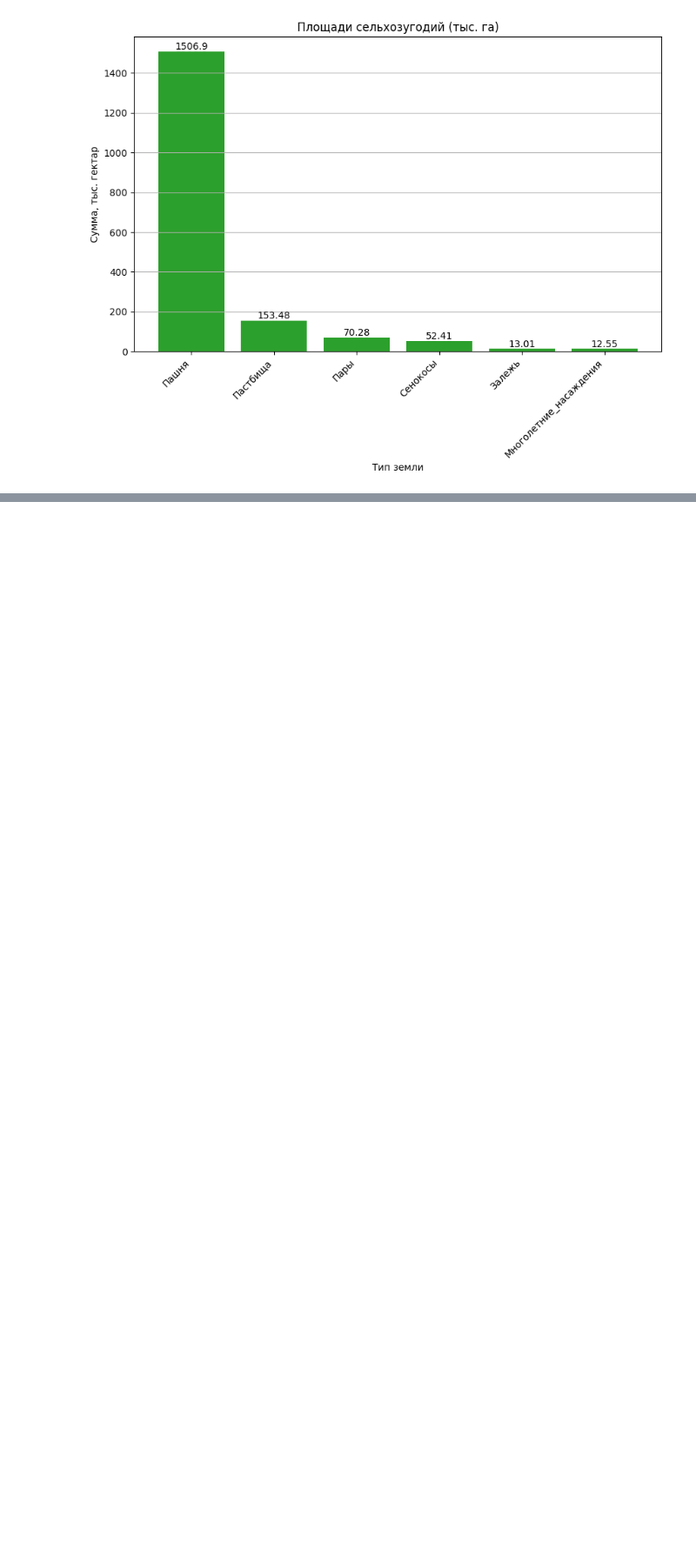
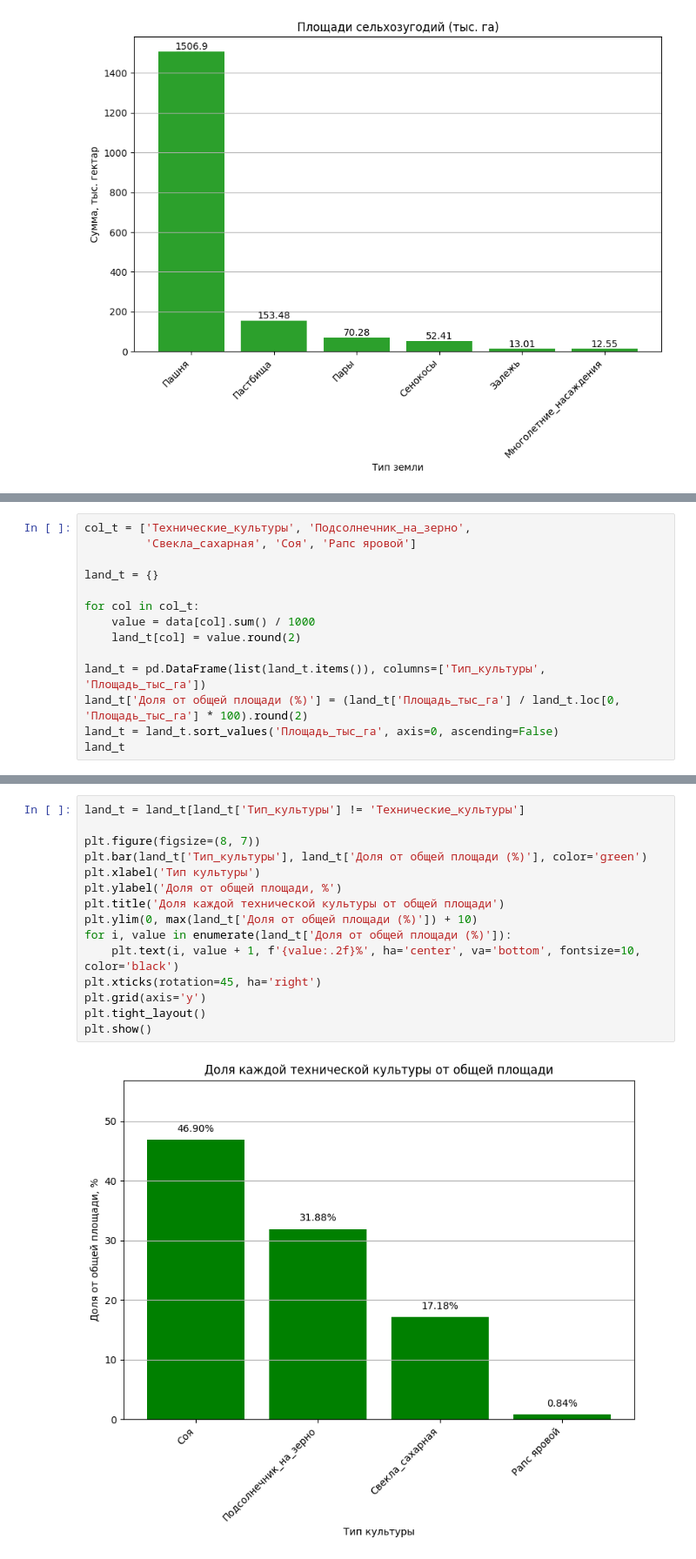
Before and after one commit to SergeyHSE/RegionAnalysis.github.io, a Jupyter notebook: RegionAnalysis.ipynb, the cells around one changed output, grey strips where cells are left out. Shown at 87% size. Drawn from its saved outputs; the diff is of its cells as text; blank space fills up the shorter version.

```diff
--- a/RegionAnalysis.ipynb
+++ b/RegionAnalysis.ipynb
@@ -337,0 +393,14 @@ plt.show()
+# %%
+col_t = ['Технические_культуры', 'Подсолнечник_на_зерно',
+         'Свекла_сахарная', 'Соя', 'Рапс яровой']
+
+land_t = {}
+
+for col in col_t:
+    value = data[col].sum() / 1000
+    land_t[col] = value.round(2)
+
+land_t = pd.DataFrame(list(land_t.items()), columns=['Тип_культуры', 'Площадь_тыс_га'])
+land_t['Доля от общей площади (%)'] = (land_t['Площадь_тыс_га'] / land_t.loc[0, 'Площадь_тыс_га'] * 100).round(2)
+land_t = land_t.sort_values('Площадь_тыс_га', axis=0, ascending=False)
+land_t
@@ -337,0 +414,17 @@ plt.show()
+# %%
+land_t = land_t[land_t['Тип_культуры'] != 'Технические_культуры']
+
+plt.figure(figsize=(8, 7))
+plt.bar(land_t['Тип_культуры'], land_t['Доля от общей площади (%)'], color='green')
+plt.xlabel('Тип культуры')
+plt.ylabel('Доля от общей площади, %')
+plt.title('Доля каждой технической культуры от общей площади')
+plt.ylim(0, max(land_t['Доля от общей площади (%)']) + 10)
+for i, value in enumerate(land_t['Доля от общей площади (%)']):
+    plt.text(i, value + 1, f'{value:.2f}%', ha='center', va='bottom', fontsize=10, color='black')
+plt.xticks(rotation=45, ha='right')
+plt.grid(axis='y')
+plt.tight_layout()
+plt.show()
+# %% [output]
+[figure, added]
```
Also changed, not shown: parts of 23 cells of this notebook.
